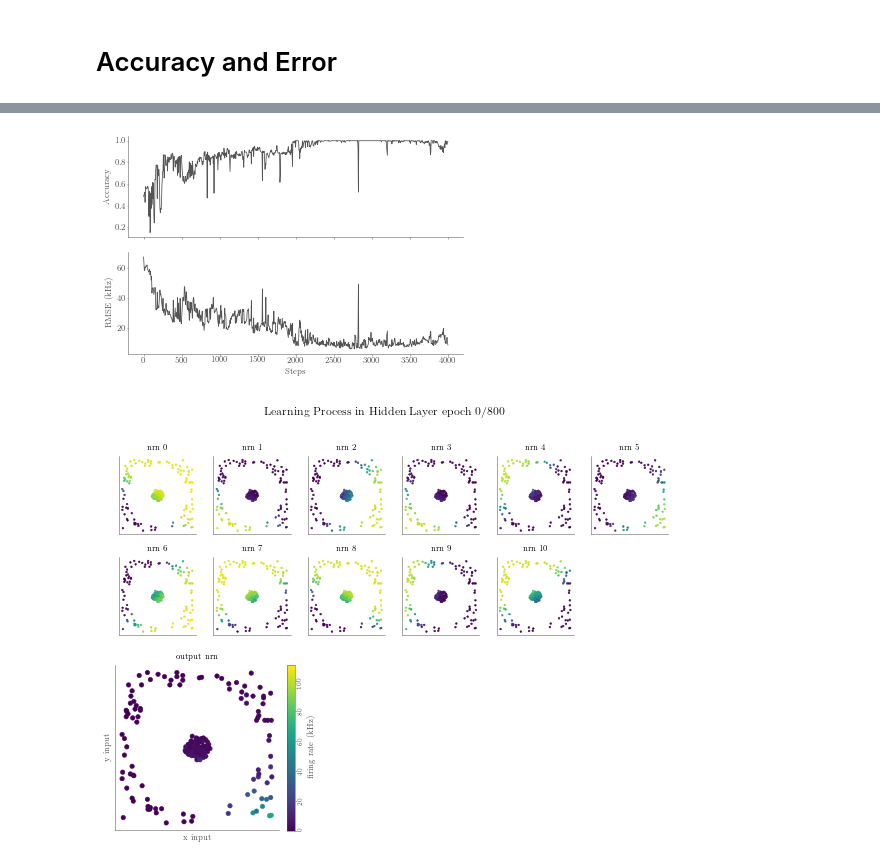
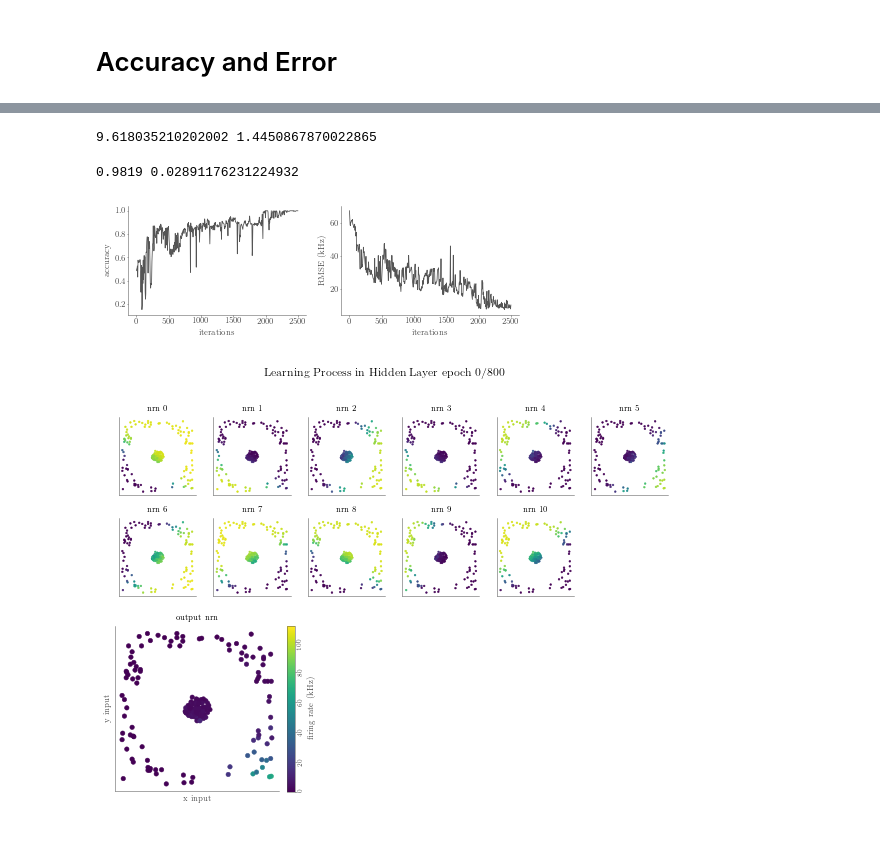
Before and after one commit to simeka/masterthesis, a Jupyter notebook: figures/Circles Plots.ipynb, the cells around one changed output, grey strips where cells are left out. Saved outputs shown, nothing was run; the diff lists cells and outputs as text; code cells hidden in the pictures; blank space fills up the shorter version.

```diff
--- a/figures/Circles Plots.ipynb
+++ b/figures/Circles Plots.ipynb
@@ -160,20 +170,34 @@ rmse = norm/np.sqrt(n_steps)
+# %%
+n = 450
+print(cutoff_rmse[n:].mean(), cutoff_rmse[n:].std())
+# %% [output]
+9.618035210202002 1.4450867870022865
+# %%
+n = 400
+print(cutoff_acc[n:].mean(), cutoff_acc[n:].std())
+# %% [output]
+0.9819 0.02891176231224932
 # %%
-real_epochs = np.array(range(len(accuracy)))*5
-fig1, axes = plt.subplots(nrows=2, sharex = True, figsize=(6,4))
-axes[0].plot(real_epochs, accuracy)
-axes[0].set_ylabel("Accuracy")
+cutoff_acc = accuracy[:2500//5]
+cutoff_rmse = rmse[:2500//5]
+real_epochs = np.array(range(len(cutoff_acc)))*5
+fig1, axes = plt.subplots(ncols=2, figsize=(7,2))
+axes[0].plot(real_epochs, cutoff_acc)
+axes[0].set_ylabel("accuracy")
 #axes[0].set_xlabel("Steps")
-axes[1].plot(real_epochs, rmse)
+axes[1].plot(real_epochs, cutoff_rmse)
 axes[1].set_ylabel("RMSE (kHz)")
-axes[1].set_xlabel("Steps")
+axes[1].set_xlabel("iterations")
+for ax in axes:
 
+    #ax.set_xlim=(0,10)
+    ax.set_xlabel("iterations")
 #ig1.suptitle("Learning Performance")
 plt.subplots_adjust(hspace=0.15)
 plt.savefig("circles_learning_performance.pgf", bbox_inches="tight", transparent=True)
 plt.savefig("circles_learning_performance.png", bbox_inches="tight", transparent=True)
-plt.show()
 # %% [output]
-[figure, old version]
+[figure, new version]
 # %%
 ###### general plot settings #######
 fig = plt.figure(figsize=(10,7))
```
Also changed, not shown: parts of 2 cells of this notebook, 28 other files.
